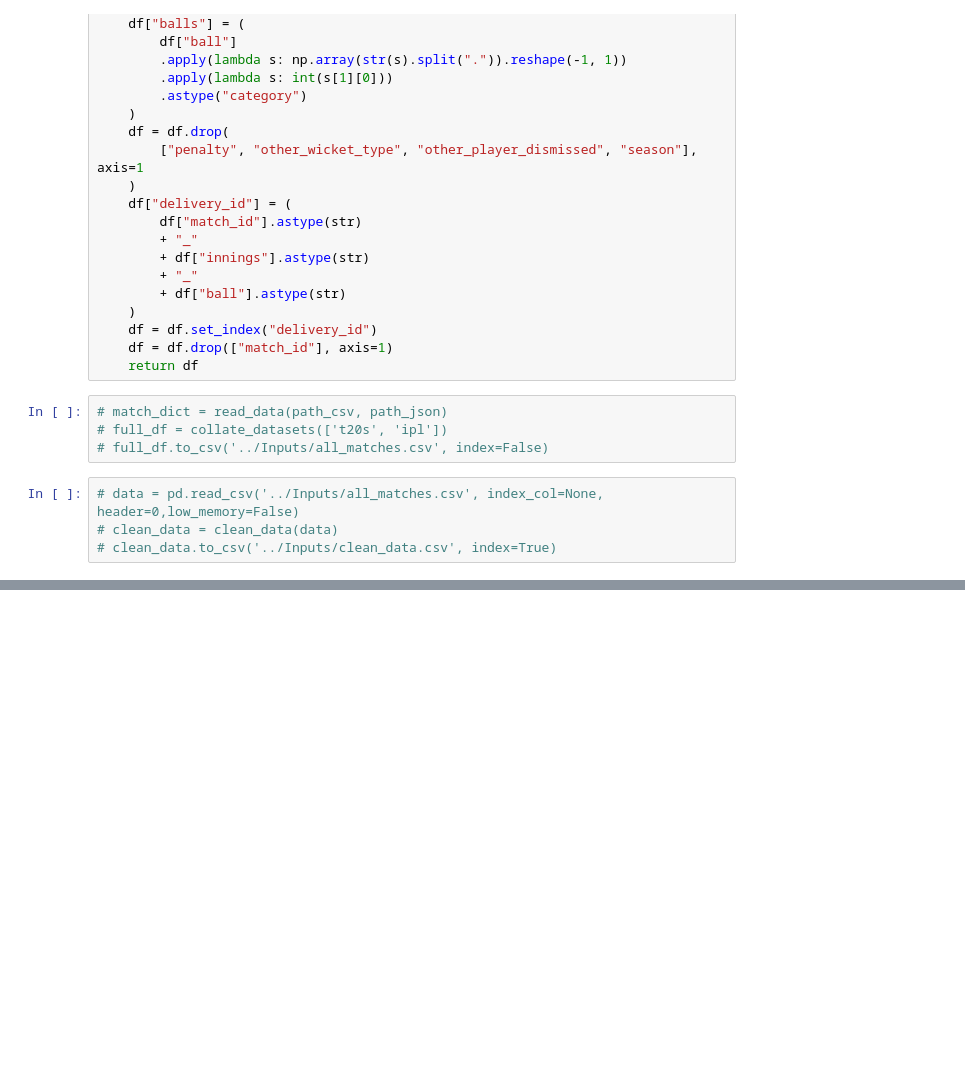
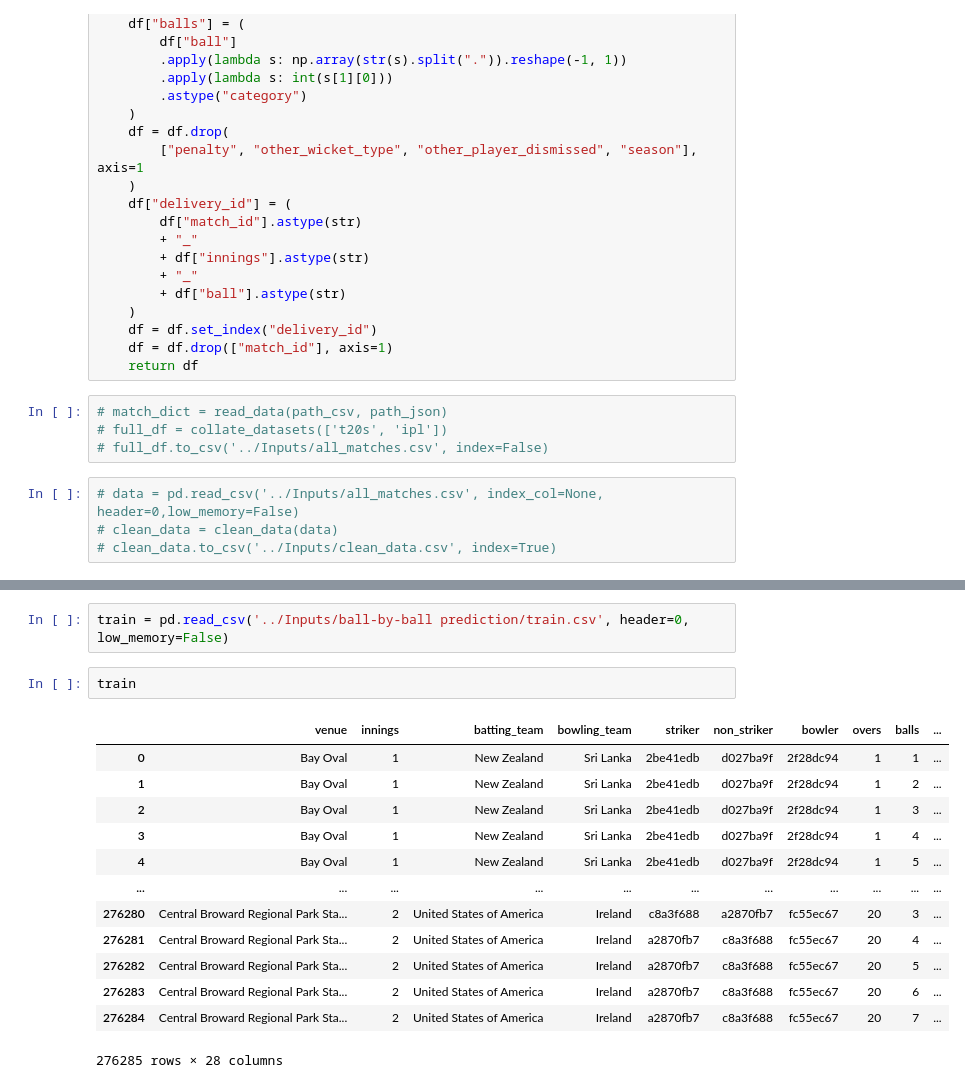
Before and after one commit to gsparsh220598/Dream11, a Jupyter notebook: Scripts/01_dataprep.ipynb, the cells around one changed output, grey strips where cells are left out. Cells and saved outputs as stored; diff of their text form; blank space fills up the shorter version.

```diff
--- a/Scripts/01_dataprep.ipynb
+++ b/Scripts/01_dataprep.ipynb
@@ -285,0 +306,18 @@ def clean_data(df):
+# %%
+train = pd.read_csv('../Inputs/ball-by-ball prediction/train.csv', header=0, low_memory=False)
+# %%
+train
+# %% [output]
+|  | venue | innings | batting_team | bowling_team | striker | non_striker | bowler | overs | balls | ... |
+| 0 | Bay Oval | 1 | New Zealand | Sri Lanka | 2be41edb | d027ba9f | 2f28dc94 | 1 | 1 | ... |
+| 1 | Bay Oval | 1 | New Zealand | Sri Lanka | 2be41edb | d027ba9f | 2f28dc94 | 1 | 2 | ... |
+| 2 | Bay Oval | 1 | New Zealand | Sri Lanka | 2be41edb | d027ba9f | 2f28dc94 | 1 | 3 | ... |
+| 3 | Bay Oval | 1 | New Zealand | Sri Lanka | 2be41edb | d027ba9f | 2f28dc94 | 1 | 4 | ... |
+| 4 | Bay Oval | 1 | New Zealand | Sri Lanka | 2be41edb | d027ba9f | 2f28dc94 | 1 | 5 | ... |
+| ... | ... | ... | ... | ... | ... | ... | ... | ... | ... | ... |
+| 276280 | Central Broward Regional Park Sta... | 2 | United States of America | Ireland | c8a3f688 | a2870fb7 | fc55ec67 | 20 | 3 | ... |
+| 276281 | Central Broward Regional Park Sta... | 2 | United States of America | Ireland | a2870fb7 | c8a3f688 | fc55ec67 | 20 | 4 | ... |
+| 276282 | Central Broward Regional Park Sta... | 2 | United States of America | Ireland | a2870fb7 | c8a3f688 | fc55ec67 | 20 | 5 | ... |
+| 276283 | Central Broward Regional Park Sta... | 2 | United States of America | Ireland | a2870fb7 | c8a3f688 | fc55ec67 | 20 | 6 | ... |
+| 276284 | Central Broward Regional Park Sta... | 2 | United States of America | Ireland | a2870fb7 | c8a3f688 | fc55ec67 | 20 | 7 | ... |
+276285 rows × 28 columns
```
Also changed, not shown: parts of 3 cells of this notebook, 8 other files.
